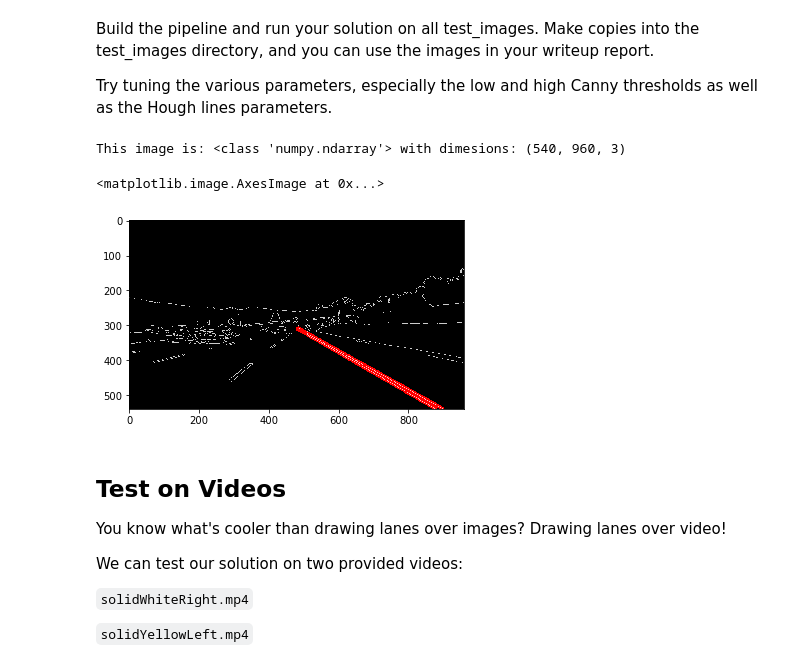
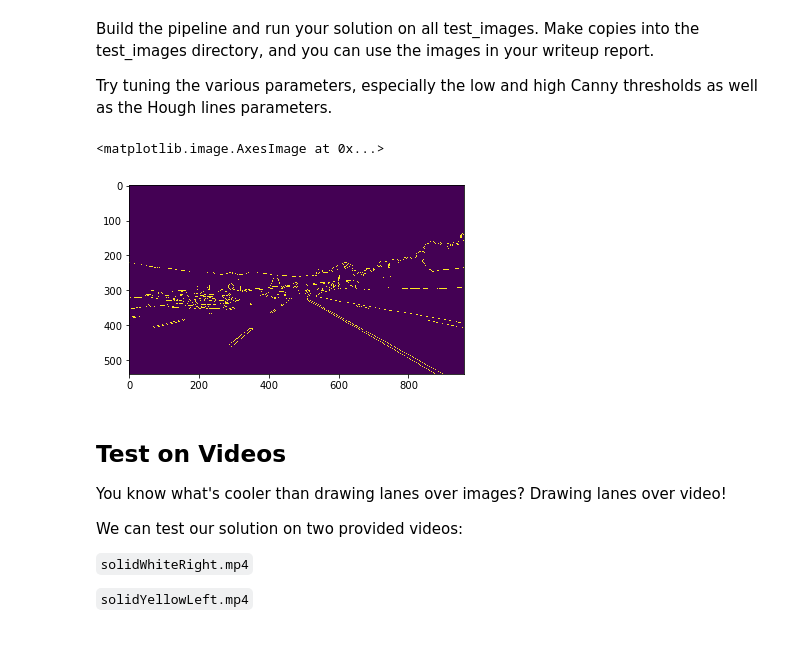
Before and after one commit to vinny-palumbo/AutonomousCars-BasicLaneLineDetection, a Jupyter notebook: P1.ipynb, the cells around one changed output. Cells and saved outputs as stored; diff of their text form; code cells hidden in the pictures.

```diff
--- a/P1.ipynb
+++ b/P1.ipynb
@@ -197,68 +197,47 @@ Try tuning the various parameters, especially the low and high Canny thresholds
 # then save them to the test_images directory.
 
 # Put all the images from the 'test_images' directory in an array
 images = os.listdir("test_images/")
 
 #reading in an image
 image = mpimg.imread('test_images/' + images[0])
 
 #grayscale the image
-image_gray = cv2.cvtColor(image,cv2.COLOR_RGB2GRAY)
+image_gray = grayscale(image)
 
 # Define a kernel size and apply Gaussian smoothing
 kernel_size = 5
-image_gray_blur = cv2.GaussianBlur(image_gray,(kernel_size, kernel_size),0)
+image_gray_blur = gaussian_blur(image_gray, kernel_size)
 
-# Define our parameters for Canny and apply
+# Apply Canny edge detection
 low_threshold = 50
 high_threshold = 150
-edges = cv2.Canny(image_gray_blur, low_threshold, high_threshold)
-
-# Create a masked edges image using cv2.fillPoly()
-mask = np.zeros_like(edges)
-ignore_mask_color = 255
+edges = canny(image_gray_blur, low_threshold, high_threshold)
 
 # Define a four sided polygon to mask
-imshape = image.shape
 vertices = np.array([[(0,imshape[0]),(imshape[1]*0.4, imshape[0]*0.55), (imshape[1]*0.6, imshape[0]*0.55), (imshape[1],imshape[0])]], dtype=np.int32)
-cv2.fillPoly(mask, vertices, ignore_mask_color)
-masked_edges = cv2.bitwise_and(edges, mask)
+masked_edges = region_of_interest(edges, vertices)
 
 # Define the Hough transform parameters
-# Make a blank the same size as our image to draw on
-rho = 1 # distance resolution in pixels of the Hough grid
-theta = np.pi/180 # angular resolution in radians of the Hough grid
+rho = 1             # distance resolution in pixels of the Hough grid
+theta = np.pi/180   # angular resolution in radians of the Hough grid
 threshold = 150     # minimum number of votes (intersections in Hough grid cell)
-min_line_length = 200 #minimum number of pixels making up a line
-max_line_gap = 20    # maximum gap in pixels between connectable line segments
-line_image = np.copy(image)*0 # creating a blank to draw lines on
+min_line_len = 200  # minimum number of pixels making up a line
+max_line_gap = 20   # maximum gap in pixels between connectable line segments
 
 # Run Hough on edge detected image
-# Output "lines" is an array containing endpoints of detected line segments
-lines = cv2.HoughLinesP(masked_edges, rho, theta, threshold, np.array([]),
-                            min_line_length, max_line_gap)
-
-# Iterate over the output "lines" and draw lines on a blank image
-for line in lines:
-    for x1,y1,x2,y2 in line:
-        cv2.line(line_image,(x1,y1),(x2,y2),(255,0,0),10)
-
-# Create a "color" binary image to combine with line image
-color_edges = np.dstack((edges, edges, edges))
+line_image = hough_lines(masked_edges, rho, theta, threshold, min_line_len, max_line_gap)
 
 # Draw the lines on the edge image
 lines_edges = cv2.addWeighted(color_edges, 0.8, line_image, 1, 0)
 
 
 
-
-#printing out some stats and plotting
-print('This image is:', type(image), 'with dimesions:', image.shape)
-plt.imshow(lines_edges)
+# print image
+plt.imshow(edges)
 # %% [output]
-This image is: <class 'numpy.ndarray'> with dimesions: (540, 960, 3)
+<matplotlib.image.AxesImage at 0x...>
-<matplotlib.image.AxesImage at 0x...>
-[figure, old version]
+[figure, new version]
 # %% [markdown]
 ## Test on Videos
 
```
